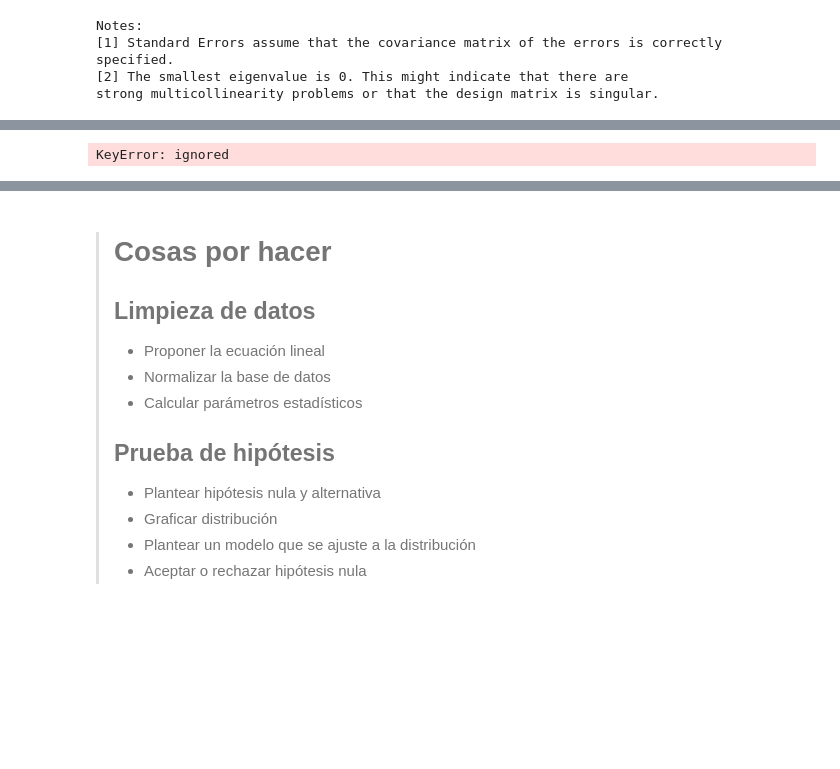
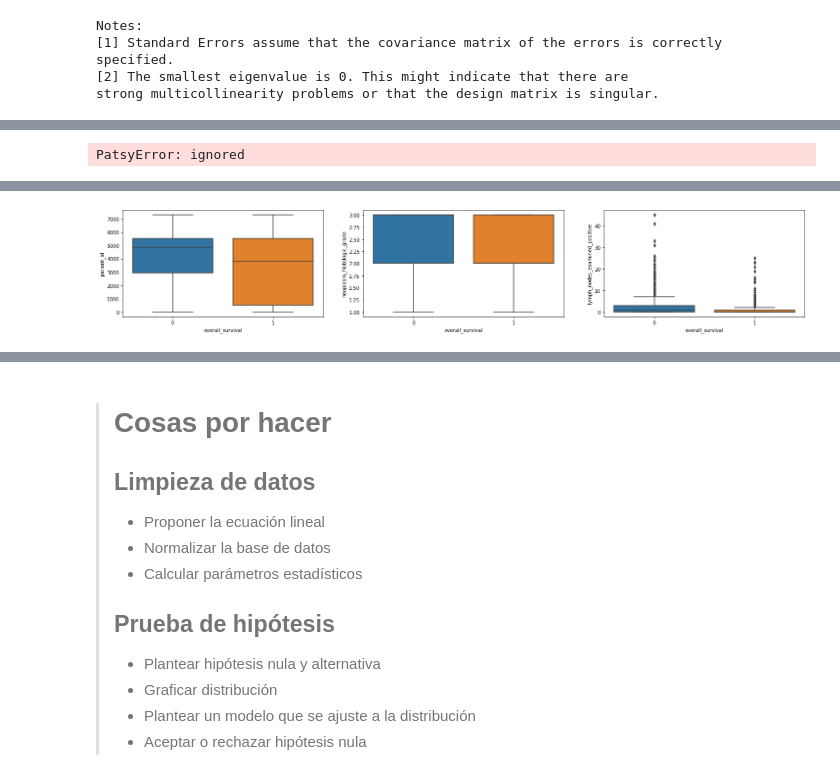
Before and after one commit to SebasM2000/DataBase_Sttcs, a Jupyter notebook: comp.ipynb, the cells around one changed output, grey strips where cells are left out. Saved outputs shown, nothing was run; the diff lists cells and outputs as text; code cells hidden in the pictures; blank space fills up the shorter version.

```diff
--- a/comp.ipynb
+++ b/comp.ipynb
@@ -377,3 +373,28 @@ analisis2.head()
+# %%
+
+NOX_predict = MRL_2.predict(analisis3[["patient_id", "neoplasm_histologic_grade", "lymph_nodes_examined_positive",
+                                       "ctd_Metaplastic_Breast_Cancer", "death_from_cancer_Living"]])
+analisis3["NOX_predict"] = NOX_predict
+
+x = analisis3["overall_survival"] #todos los valores de la variable NOx
+y = analisis3["NOX_predict"] #todos los valores de la variable Nox estimada con MLRM
+
+#Calculando los coeficientes del ajuste de regresión:
+a, b = np.polyfit(x, y, 1) # 1 es el grado del polinomio
+r = np.corrcoef(x, y) # r = coeficiente de correlación
+
+plt.subplot(111)
+plt.scatter(x,y, color="r", s=20)
+plt.xlabel("NO$_x$ (µg/$m^3$)")
+plt.ylabel("NO$_x$ Predict (µg/$m^3$)")
+plt.plot(x, a * x + b, color="skyblue")
+plt.text(10,55, 'r = {0:2.2f}'.format(r[0,1]))
+#plt.text(10,55, 'NO$_x$ = {0:2.2f} NO$_x$ Predict + {1:2.3f}'.format(a,b))
+plt.savefig("C:/Users/heber/Desktop/CURSO_GRAFICOS_EN_PYTHON/Regresión Lineal Multiple/nox_predict.png", dpi=300) #ruta imagen guardada
+plt.subplots_adjust(left=0.0, bottom=0.0, right=2, top=2, wspace=0.2, hspace=0.2)
+plt.show()
+# %% [output]
+PatsyError: ignored
 # %%
 from sklearn import preprocessing #escalando datos analisis2
 
@@ -391,37 +412,14 @@ scaled_df.head()
 | 2 | 0.000685 | 0.0 | 0.5 | 0.022222 | 0.565299 | ... |
 | 3 | 0.000822 | 1.0 | 0.5 | 0.066667 | 0.569030 | ... |
 | 4 | 0.001096 | 0.0 | 1.0 | 0.177778 | 0.947761 | ... |
-# %%
-a=scaled_df["lymph_nodes_examined_positive"]
-b=scaled_df["lymph_nodes_examined_positive"]
-c=scaled_df["nottingham_prognostic_index"]
-#d=scaled_df["'overall_survival"]
-e=scaled_df["type_of_breast_surgery_BREAST_CONSERVING"]
-f=scaled_df["type_of_breast_surgery_MASTECTOMY"]
-g=scaled_df["Breast_Invasive_Ductal_Carcinoma"]
-h=scaled_df["Breast_Mixed_Ductal_and_Lobular_Carcinoma"]
-i=scaled_df["Metaplastic_Breast_Cancer"]
-j=scaled_df["cellularity_High"]
-k=scaled_df["cellularity_Low"]
-l=scaled_df["cellularity_Moderate"  ]
-m=scaled_df["death_from_cancer_Died_of_Disease"]
-n=scaled_df["death_from_cancer_Died_of_Other_Causes"  ]
-o=scaled_df["death_from_cancer_Living" ]
-data = pd.DataFrame({"1":a, "2": b, "3":c, "4": d,"5":e, "6": f, "7":g, "8": h, "9": i, "11": k, "12": l, "13": m, "14": n, "15": o})
-
-# Plot the dataframe
-ax = data.plot(kind='box', title='boxplot')
-
-# Display the plot
-plt.show()
-# %% [output]
-KeyError: ignored
 # %%
 import seaborn as sns
 fig, axes = plt.subplots(1, 3, figsize=(25, 4))
-for idx, feature in enumerate(list(analisis.columns)[:3]):
+for idx, feature in enumerate(list(analisis3.columns)[:3]):
 
-    sns.boxplot( x='overall_survival', y=feature, data=analisis, ax=axes[idx])
+    sns.boxplot( x='overall_survival', y=feature, data=analisis3, ax=axes[idx])
 plt.show()
+# %% [output]
+[figure, added]
 # %%
 fig, axes = plt.subplots(1, 5, figsize=(25, 4))
```
Also changed, not shown: parts of 8 cells of this notebook.
